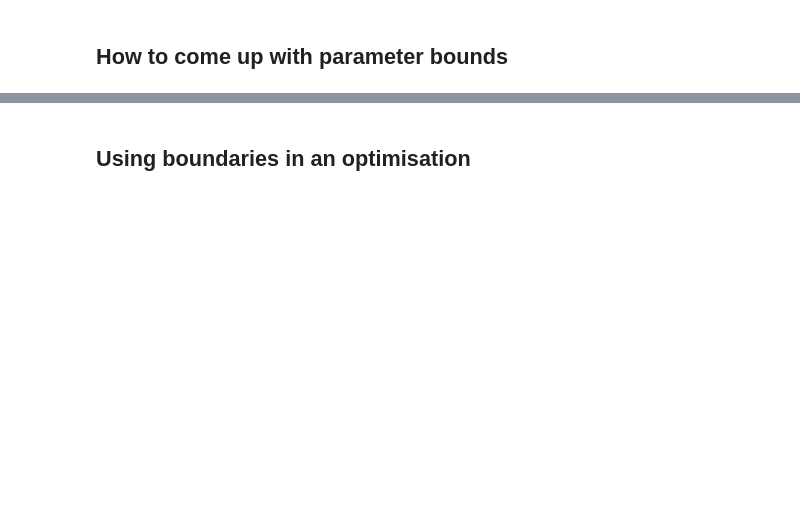
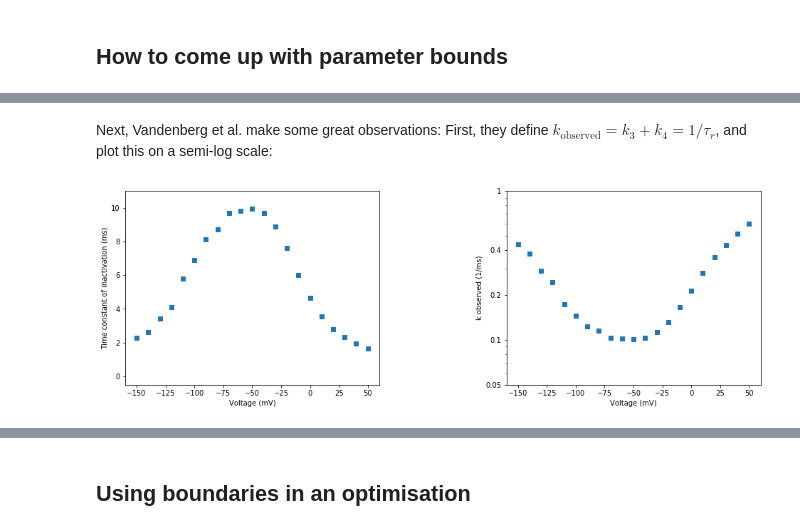
Before and after one commit to CardiacModelling/fitting-notebooks, a Jupyter notebook: ion-currents-tutorial/boundaries.ipynb, the cells around one changed output, grey strips where cells are left out. Cells and saved outputs as stored; diff of their text form; code cells hidden in the pictures; blank space fills up the shorter version.

```diff
--- a/ion-currents-tutorial/boundaries.ipynb
+++ b/ion-currents-tutorial/boundaries.ipynb
@@ -66,0 +260,27 @@ ValueError: The values in `state` must sum to 1.
+# %% [markdown]
+Next, Vandenberg et al. make some great observations:
+First, they define $k_\text{observed} = k_3 + k_4 = 1 / \tau_r$, and plot this on a semi-log scale:
+# %%
+plt.figure(figsize=(16, 5))
+
+plt.subplot(1, 2, 1)
+plt.xlabel('Voltage (mV)')
+plt.ylabel('Time constant of inactivation (ms)')
+plt.plot(voltage, tau_r, 's')
+plt.xlim(-160, 60)
+plt.ylim(-0.5, 11)
+
+ax = plt.subplot(1, 2, 2)
+plt.semilogy()
+plt.xlabel('Voltage (mV)')
+plt.ylabel('k observed (1/ms)')
+plt.plot(voltage, 1 / tau_r, 's')
+plt.xlim(-160, 60)
+plt.ylim(5e-2, 1)
+ax.set_yticks([5e-2, 1e-1, 2e-1, 4e-1, 1])
+ax.set_yticklabels([5e-2, 1e-1, 2e-1, 4e-1, 1])
+
+plt.subplots_adjust(wspace=0.5)
+plt.show()
+# %% [output]
+[figure, added]
```
Also changed, not shown: parts of 21 cells of this notebook, 5 other files.
